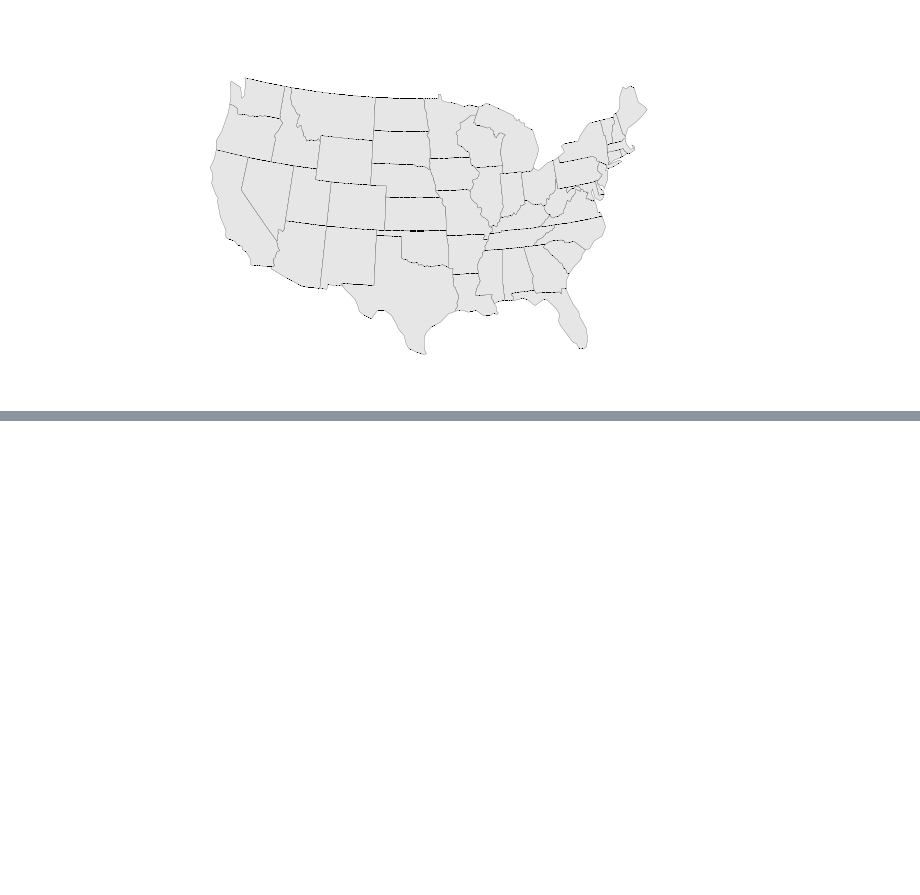
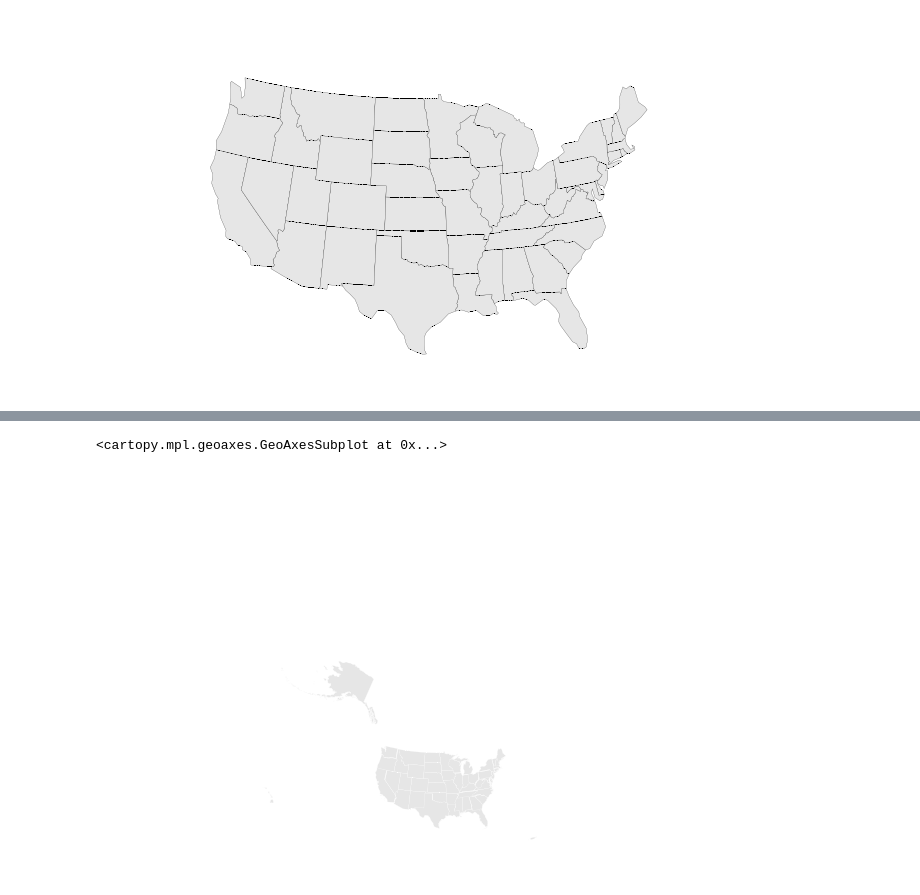
Before and after one commit to charlesbmi/python-examples, a Jupyter notebook: plotting/covid_usa.ipynb, the cells around one changed output, grey strips where cells are left out. Saved outputs shown, nothing was run; the diff lists cells and outputs as text; code cells hidden in the pictures; blank space fills up the shorter version.

```diff
--- a/plotting/covid_usa.ipynb
+++ b/plotting/covid_usa.ipynb
@@ -65,0 +94,21 @@ gplt.polyplot(contiguous_usa.geometry, ax=ax, **polyplot_kwargs)
+# %%
+# contiguous_usa
+# gplt.datasets.available
+# gplt.datasets.get_path('contiguous_usa')
+usa = gpd.read_file('https://eric.clst.org/assets/wiki/uploads/Stuff/gz_2010_us_040_00_20m.json')
+usa
+
+proj = gplt.crs.AlbersEqualArea(central_longitude=-98, central_latitude=39.5)
+f, ax = plt.subplots(figsize=(12, 8), subplot_kw={'projection': proj})
+# now... change facecolor plots differ b
+polyplot_kwargs = {'facecolor': (0.9, 0.9, 0.9),
+                   'linewidth': 0.2}
+
+gplt.polyplot(usa,
+              edgecolor='white',
+              ax=ax, **polyplot_kwargs)
+
+# TODO: see
+# %% [output]
+<cartopy.mpl.geoaxes.GeoAxesSubplot at 0x...>
+[figure, added]
```
Also changed, not shown: parts of 7 cells of this notebook.
